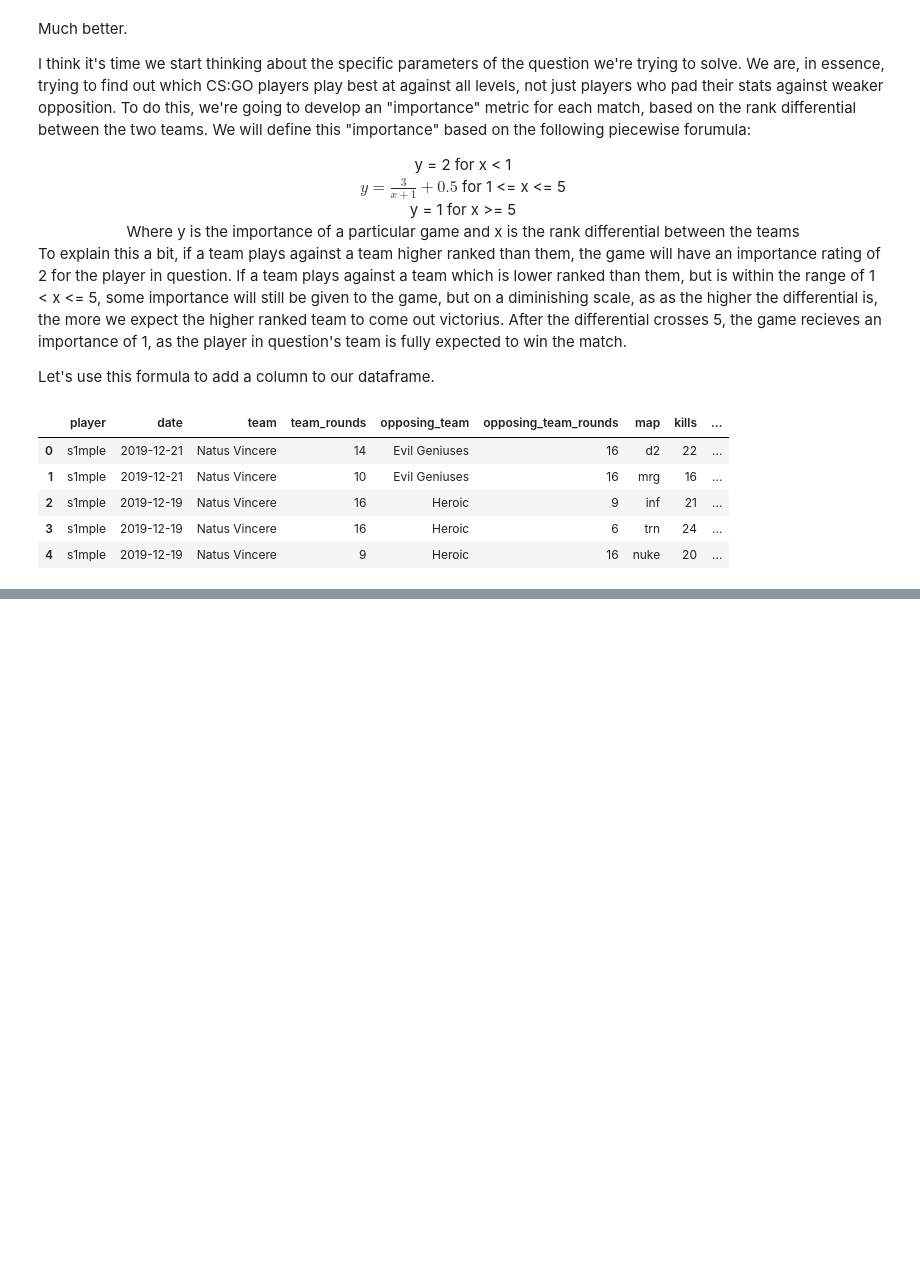
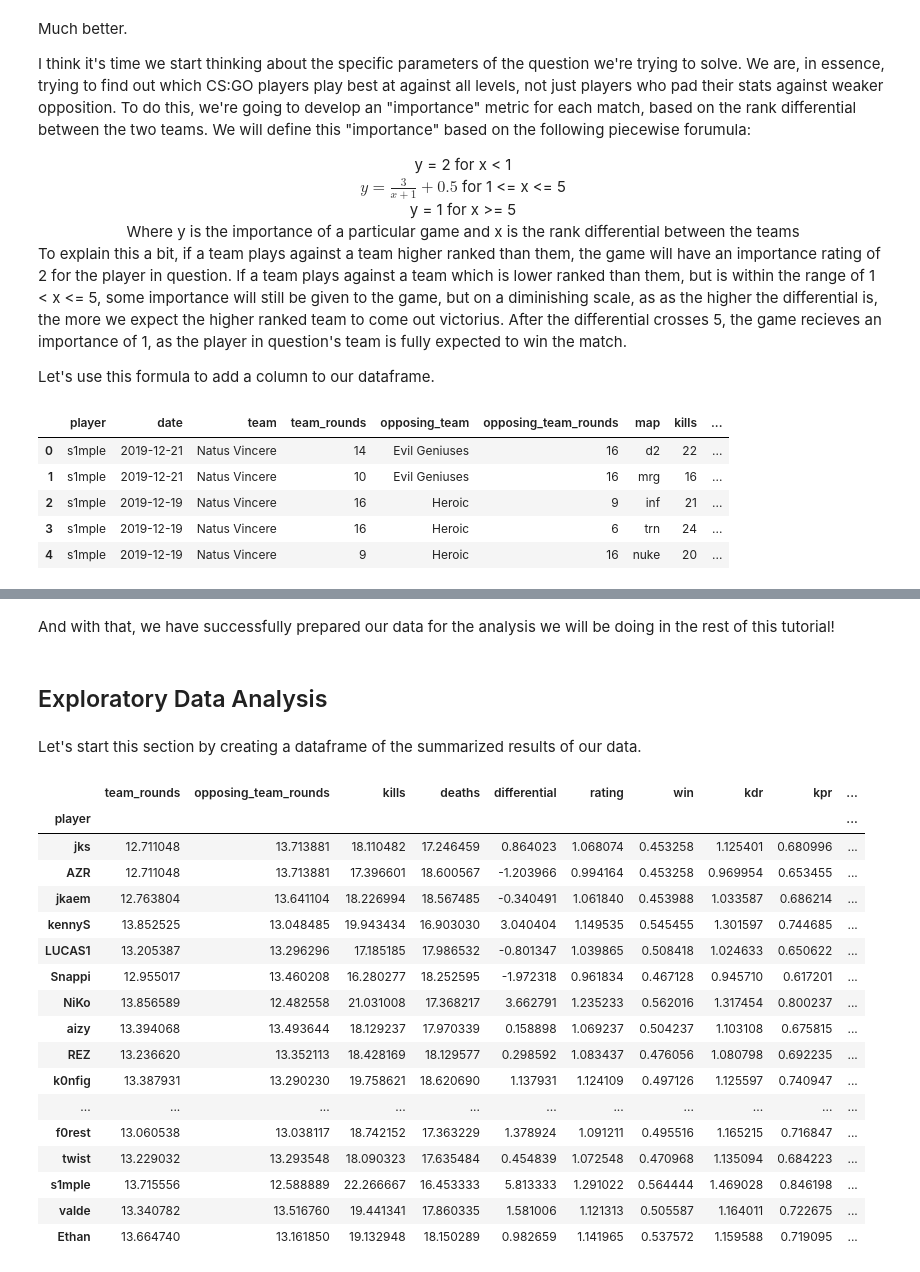
Before and after one commit to SphinxNumberNine/CS-GO-Data-Analysis, a Jupyter notebook: report.ipynb, the cells around one changed output, grey strips where cells are left out. Cells and saved outputs as stored; diff of their text form; code cells hidden in the pictures; blank space fills up the shorter version.

```diff
--- a/report.ipynb
+++ b/report.ipynb
@@ -371,0 +411,29 @@ player_data.head()
+# %% [markdown]
+And with that, we have successfully prepared our data for the analysis we will be doing in the rest of this tutorial!
+# %% [markdown]
+## Exploratory Data Analysis
+# %% [markdown]
+Let's start this section by creating a dataframe of the summarized results of our data.
+# %%
+averages = player_data.groupby(["player"]).mean()
+
+averages.sort_values(by=["performance_residual"], ascending=False).head(20)
+# %% [output]
+|  | team_rounds | opposing_team_rounds | kills | deaths | differential | rating | win | kdr | kpr | ... |
+| player |  |  |  |  |  |  |  |  |  | ... |
+| jks | 12.711048 | 13.713881 | 18.110482 | 17.246459 | 0.864023 | 1.068074 | 0.453258 | 1.125401 | 0.680996 | ... |
+| AZR | 12.711048 | 13.713881 | 17.396601 | 18.600567 | -1.203966 | 0.994164 | 0.453258 | 0.969954 | 0.653455 | ... |
+| jkaem | 12.763804 | 13.641104 | 18.226994 | 18.567485 | -0.340491 | 1.061840 | 0.453988 | 1.033587 | 0.686214 | ... |
+| kennyS | 13.852525 | 13.048485 | 19.943434 | 16.903030 | 3.040404 | 1.149535 | 0.545455 | 1.301597 | 0.744685 | ... |
+| LUCAS1 | 13.205387 | 13.296296 | 17.185185 | 17.986532 | -0.801347 | 1.039865 | 0.508418 | 1.024633 | 0.650622 | ... |
+| Snappi | 12.955017 | 13.460208 | 16.280277 | 18.252595 | -1.972318 | 0.961834 | 0.467128 | 0.945710 | 0.617201 | ... |
+| NiKo | 13.856589 | 12.482558 | 21.031008 | 17.368217 | 3.662791 | 1.235233 | 0.562016 | 1.317454 | 0.800237 | ... |
+| aizy | 13.394068 | 13.493644 | 18.129237 | 17.970339 | 0.158898 | 1.069237 | 0.504237 | 1.103108 | 0.675815 | ... |
+| REZ | 13.236620 | 13.352113 | 18.428169 | 18.129577 | 0.298592 | 1.083437 | 0.476056 | 1.080798 | 0.692235 | ... |
+| k0nfig | 13.387931 | 13.290230 | 19.758621 | 18.620690 | 1.137931 | 1.124109 | 0.497126 | 1.125597 | 0.740947 | ... |
+| ... | ... | ... | ... | ... | ... | ... | ... | ... | ... | ... |
+| f0rest | 13.060538 | 13.038117 | 18.742152 | 17.363229 | 1.378924 | 1.091211 | 0.495516 | 1.165215 | 0.716847 | ... |
+| twist | 13.229032 | 13.293548 | 18.090323 | 17.635484 | 0.454839 | 1.072548 | 0.470968 | 1.135094 | 0.684223 | ... |
+| s1mple | 13.715556 | 12.588889 | 22.266667 | 16.453333 | 5.813333 | 1.291022 | 0.564444 | 1.469028 | 0.846198 | ... |
+| valde | 13.340782 | 13.516760 | 19.441341 | 17.860335 | 1.581006 | 1.121313 | 0.505587 | 1.164011 | 0.722675 | ... |
+| Ethan | 13.664740 | 13.161850 | 19.132948 | 18.150289 | 0.982659 | 1.141965 | 0.537572 | 1.159588 | 0.719095 | ... |
```
Also changed, not shown: parts of 9 cells of this notebook, 1 other file.
